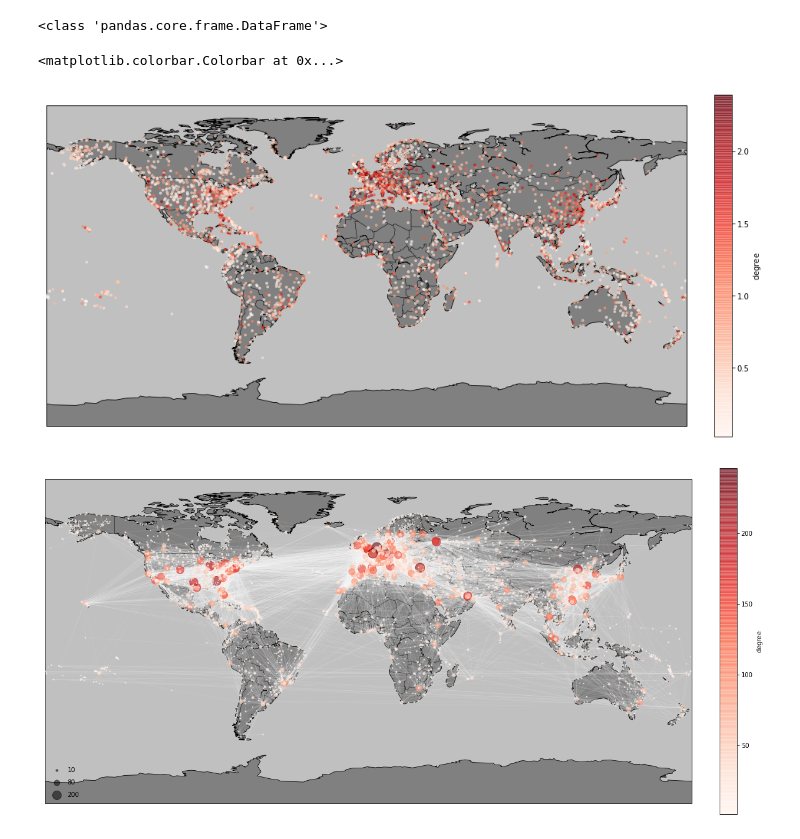
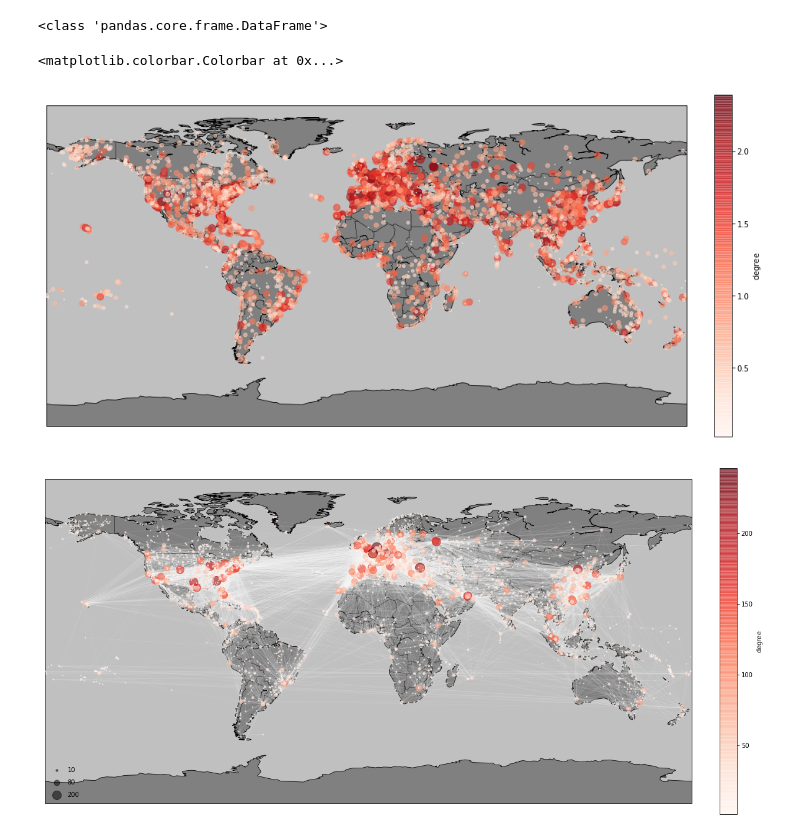
Before and after one commit to dsalathe/group_ntds, a Jupyter notebook: Final_Project.ipynb, the cells around one changed output. Drawn from its saved outputs; the diff is of its cells as text; code cells hidden in the pictures.

```diff
--- a/Final_Project.ipynb
+++ b/Final_Project.ipynb
@@ -341,30 +341,30 @@ for idx, row in select_feat.iterrows():
 # %%
 # Plot of the mondial map
 plt.figure(figsize=(16,12))
 mymap = Basemap(projection='cyl')
 
 mymap.drawmapboundary(fill_color='silver')
 mymap.fillcontinents(color='grey', lake_color='silver', ax=None, zorder=None, alpha=None)
 mymap.drawcoastlines(linewidth=0.8, linestyle='solid', color='k', antialiased=1, ax=None, zorder=None)
 mymap.drawcountries(linewidth=0.5, linestyle='solid', color='k', antialiased=1, ax=None, zorder=None)
 
 
 x_lons, y_lats = mymap(lons_airpt, lats_airpt)
 
 highlight = np.log10(connectivity+0.05)
-mymap.scatter(x_lons, y_lats, marker='o', s=8, zorder=5, alpha=0.6,
+mymap.scatter(x_lons, y_lats, marker='o', s=highlight*50, zorder=5, alpha=0.6,
               c = highlight, cmap='Reds')
 
 # 3. create colorbar and legend
 plt.colorbar(label=r'${\rm degree}$',fraction=0.025, pad=0.04)
 #plt.clim(0, 3)
 
 # make legend with dummy points
 
 #plt.show()
 # %% [output]
 <matplotlib.colorbar.Colorbar at 0x...>
-[figure, old version]
+[figure, new version]
 # %%
 # Plot of the mondial map
 fig = plt.figure(figsize=(20, 20))
```
Also changed, not shown: parts of 2 cells of this notebook.
